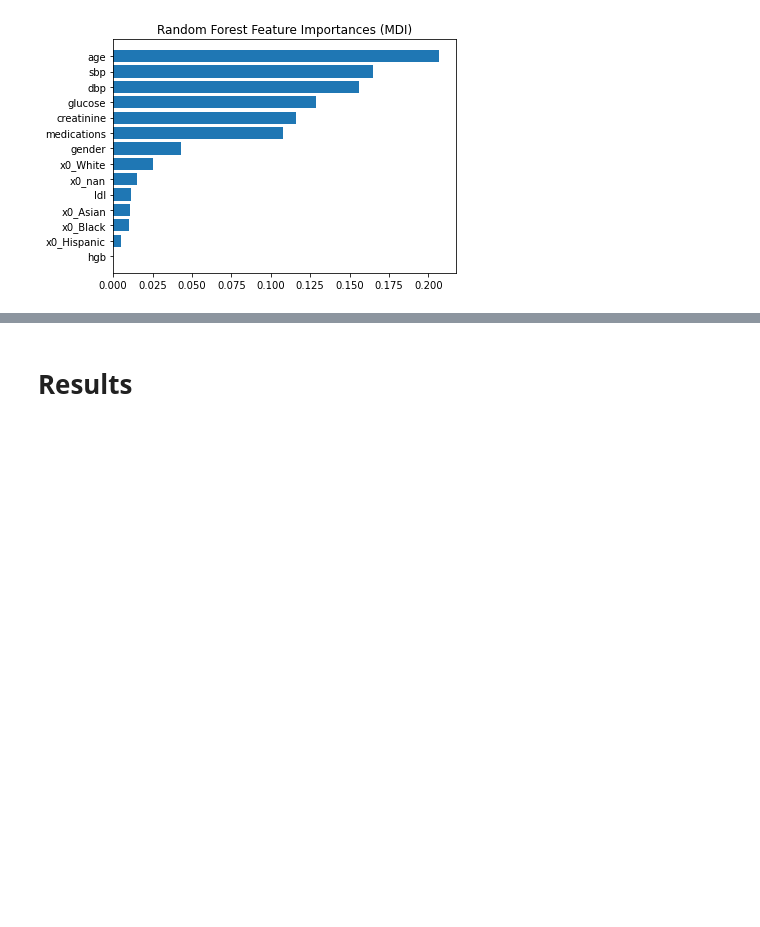
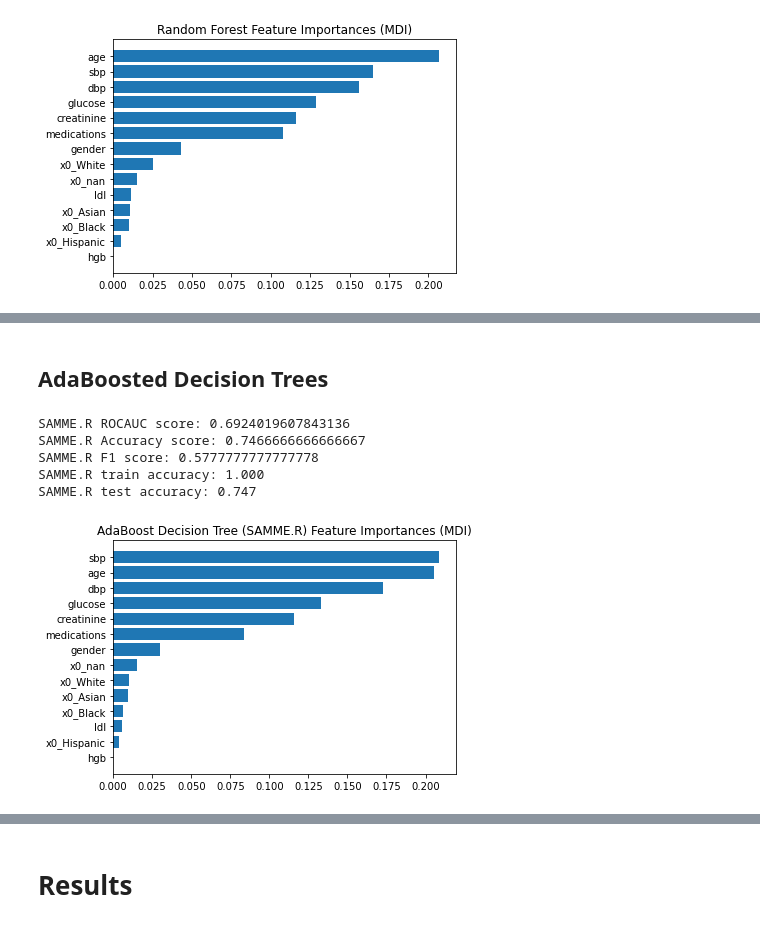
Before and after one commit to choikwun/ckd_assignment, a Jupyter notebook: ckd.ipynb, the cells around one changed output, grey strips where cells are left out. Drawn from its saved outputs; the diff is of its cells as text; code cells hidden in the pictures; blank space fills up the shorter version.

```diff
--- a/ckd.ipynb
+++ b/ckd.ipynb
@@ -747,0 +466,53 @@ weighted avg       0.68      0.68      0.68        75
+# %% [markdown]
+## AdaBoosted Decision Trees
+# %%
+from sklearn.datasets import make_gaussian_quantiles
+from sklearn.ensemble import AdaBoostClassifier
+from sklearn.metrics import accuracy_score
+from sklearn.tree import DecisionTreeClassifier
+
+bdt_real = AdaBoostClassifier(
+    DecisionTreeClassifier(max_depth=2, random_state=50),
+    n_estimators=600,
+    learning_rate=1)
+
+bdt_discrete = AdaBoostClassifier(
+    DecisionTreeClassifier(max_depth=2, random_state=50),
+    n_estimators=600,
+    learning_rate=1.5,
+    algorithm="SAMME")
+
+bdt_real.fit(X_train_scaled, y_train)
+bdt_discrete.fit(X_train_scaled, y_train)
+
+# predict
+bdt_real_predict = bdt_real.predict(X_test_scaled)  # check performance
+print('SAMME.R ROCAUC score:', roc_auc_score(y_test, bdt_real_predict))
+print('SAMME.R Accuracy score:', accuracy_score(y_test, bdt_real_predict))
+print('SAMME.R F1 score:', f1_score(y_test, bdt_real_predict))  # load library
+
+print("SAMME.R train accuracy: %0.3f" % bdt_real.score(X_train, y_train))
+print("SAMME.R test accuracy: %0.3f" % bdt_real.score(X_test, y_test))
+# %% [output]
+SAMME.R ROCAUC score: 0.6924019607843136
+SAMME.R Accuracy score: 0.7466666666666667
+SAMME.R F1 score: 0.5777777777777778
+SAMME.R train accuracy: 1.000
+SAMME.R test accuracy: 0.747
+# %%
+col_names = np.array(col_names)
+tree_feature_importances = (
+    bdt_real.feature_importances_)
+sorted_idx = tree_feature_importances.argsort()
+
+y_ticks = np.arange(0, len(col_names))
+fig, ax = plt.subplots()
+ax.barh(y_ticks, tree_feature_importances[sorted_idx])
+ax.set_yticks(y_ticks)
+ax.set_yticklabels(col_names[sorted_idx])
+ax.set_title("AdaBoost Decision Tree (SAMME.R) Feature Importances (MDI)")
+
+fig.tight_layout()
+plt.show()
+# %% [output]
+[figure, added]
```
Also changed, not shown: parts of 41 cells of this notebook, 4 other files.
